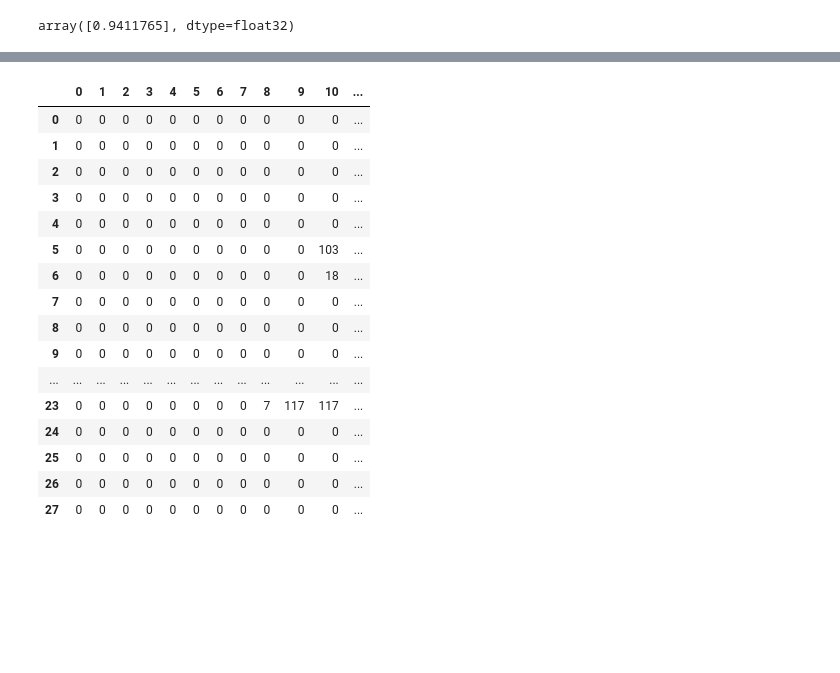
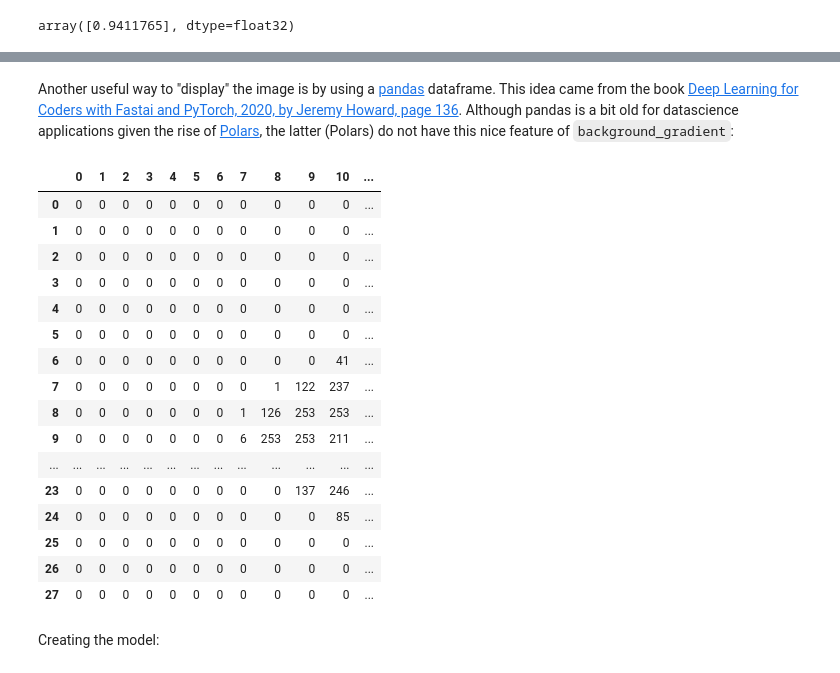
Before and after one commit to fbaltor/et-287, a Jupyter notebook: notebooks/unit3_mlp_mnist.ipynb, the cells around one changed output, grey strips where cells are left out. Drawn from its saved outputs; the diff is of its cells as text; code cells hidden in the pictures; blank space fills up the shorter version.

```diff
--- a/notebooks/unit3_mlp_mnist.ipynb
+++ b/notebooks/unit3_mlp_mnist.ipynb
@@ -75,13 +72,18 @@ from IPython.display import display
 # %%
-sample_index = 10
-sample = x_train[sample_index]
+sample_index = randrange(len(x_train)) # Selecting a random index
 
-sample = (255 * sample.squeeze(axis = -1)).astype(np.uint8)
-sample_image = Image.fromarray(sample, mode='L')
-sample_image = sample_image.resize((200, 200)) # Increase image size
+sample = x_train[sample_index] # Selecting the image corresponding to the previous index
+
+sample_2d = (255 * sample.squeeze(axis = -1)).astype(np.uint8) # Scale the image back to 0-255 pixel range and removing last dimension
+                                                            # i.e. convert from (28, 28, 1) to (28, 28)
+
+sample_image = Image.fromarray(sample_2d, mode='L') # Create image from array
+
+sample_image = sample_image.resize((200, 200)) # Increase image size to proper display
+
 sample_image = Image.eval(sample_image, lambda x: 255 - x) # Inverts the grayscale
 
 
-display(sample_image)
-y_train[sample_index]
+display(sample_image) # Show image
+y_train[sample_index] # Show label
 # %% [output]
@@ -90,23 +111,28 @@ y_train[sample_index]
+# %% [markdown]
+Another useful way to "display" the image is by using a [pandas](https://pandas.pydata.org/) dataframe. This idea came from the book [Deep Learning for Coders with Fastai and PyTorch, 2020, by Jeremy Howard, page 136](https://course.fast.ai/Resources/book.html). Although pandas is a bit old for datascience applications given the rise of [Polars](https://docs.pola.rs/), the latter (Polars) do not have this nice feature of `background_gradient`:
 # %%
 import pandas as pd
 
-df_sample = pd.DataFrame(sample)
+df_sample = pd.DataFrame(sample_2d)
+
 df_sample.style.set_properties(**{'font-size': '6pt'}).background_gradient('Greys')
 # %% [output]
 |  | 0 | 1 | 2 | 3 | 4 | 5 | 6 | 7 | 8 | 9 | 10 | ... |
 | 0 | 0 | 0 | 0 | 0 | 0 | 0 | 0 | 0 | 0 | 0 | 0 | ... |
 | 1 | 0 | 0 | 0 | 0 | 0 | 0 | 0 | 0 | 0 | 0 | 0 | ... |
 | 2 | 0 | 0 | 0 | 0 | 0 | 0 | 0 | 0 | 0 | 0 | 0 | ... |
 | 3 | 0 | 0 | 0 | 0 | 0 | 0 | 0 | 0 | 0 | 0 | 0 | ... |
 | 4 | 0 | 0 | 0 | 0 | 0 | 0 | 0 | 0 | 0 | 0 | 0 | ... |
-| 5 | 0 | 0 | 0 | 0 | 0 | 0 | 0 | 0 | 0 | 0 | 103 | ... |
-| 6 | 0 | 0 | 0 | 0 | 0 | 0 | 0 | 0 | 0 | 0 | 18 | ... |
-| 7 | 0 | 0 | 0 | 0 | 0 | 0 | 0 | 0 | 0 | 0 | 0 | ... |
-| 8 | 0 | 0 | 0 | 0 | 0 | 0 | 0 | 0 | 0 | 0 | 0 | ... |
-| 9 | 0 | 0 | 0 | 0 | 0 | 0 | 0 | 0 | 0 | 0 | 0 | ... |
+| 5 | 0 | 0 | 0 | 0 | 0 | 0 | 0 | 0 | 0 | 0 | 0 | ... |
+| 6 | 0 | 0 | 0 | 0 | 0 | 0 | 0 | 0 | 0 | 0 | 41 | ... |
+| 7 | 0 | 0 | 0 | 0 | 0 | 0 | 0 | 0 | 1 | 122 | 237 | ... |
+| 8 | 0 | 0 | 0 | 0 | 0 | 0 | 0 | 1 | 126 | 253 | 253 | ... |
+| 9 | 0 | 0 | 0 | 0 | 0 | 0 | 0 | 6 | 253 | 253 | 211 | ... |
 | ... | ... | ... | ... | ... | ... | ... | ... | ... | ... | ... | ... | ... |
-| 23 | 0 | 0 | 0 | 0 | 0 | 0 | 0 | 0 | 7 | 117 | 117 | ... |
-| 24 | 0 | 0 | 0 | 0 | 0 | 0 | 0 | 0 | 0 | 0 | 0 | ... |
+| 23 | 0 | 0 | 0 | 0 | 0 | 0 | 0 | 0 | 0 | 137 | 246 | ... |
+| 24 | 0 | 0 | 0 | 0 | 0 | 0 | 0 | 0 | 0 | 0 | 85 | ... |
 | 25 | 0 | 0 | 0 | 0 | 0 | 0 | 0 | 0 | 0 | 0 | 0 | ... |
 | 26 | 0 | 0 | 0 | 0 | 0 | 0 | 0 | 0 | 0 | 0 | 0 | ... |
 | 27 | 0 | 0 | 0 | 0 | 0 | 0 | 0 | 0 | 0 | 0 | 0 | ... |
+# %% [markdown]
+Creating the model:
```
Also changed, not shown: parts of 14 cells of this notebook, 4 other files.
